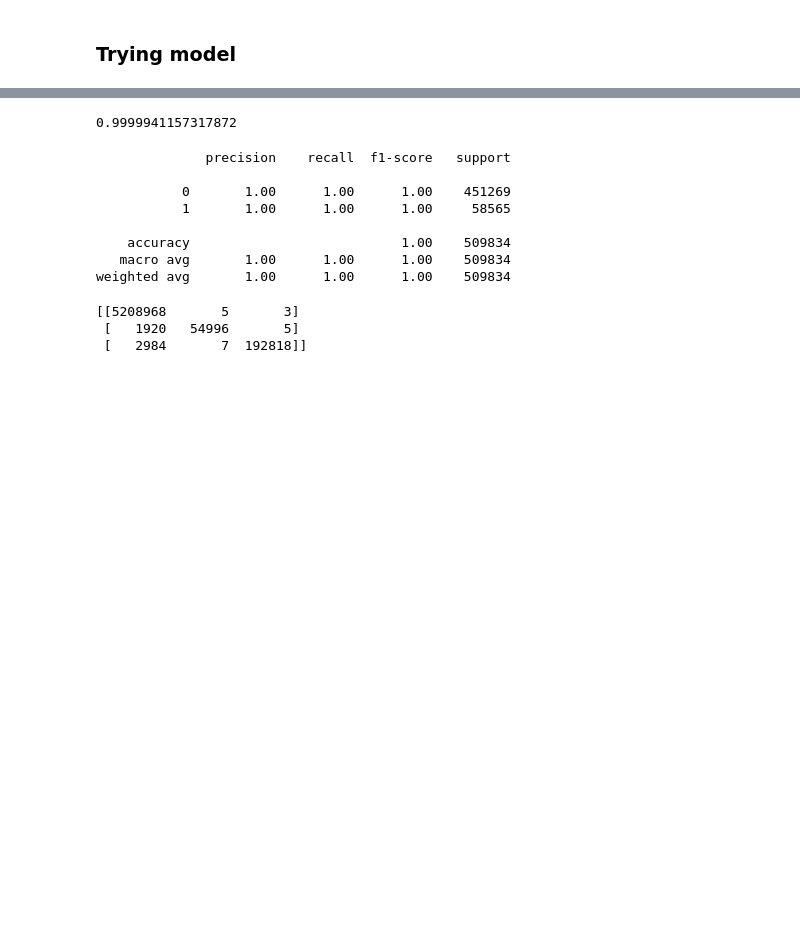
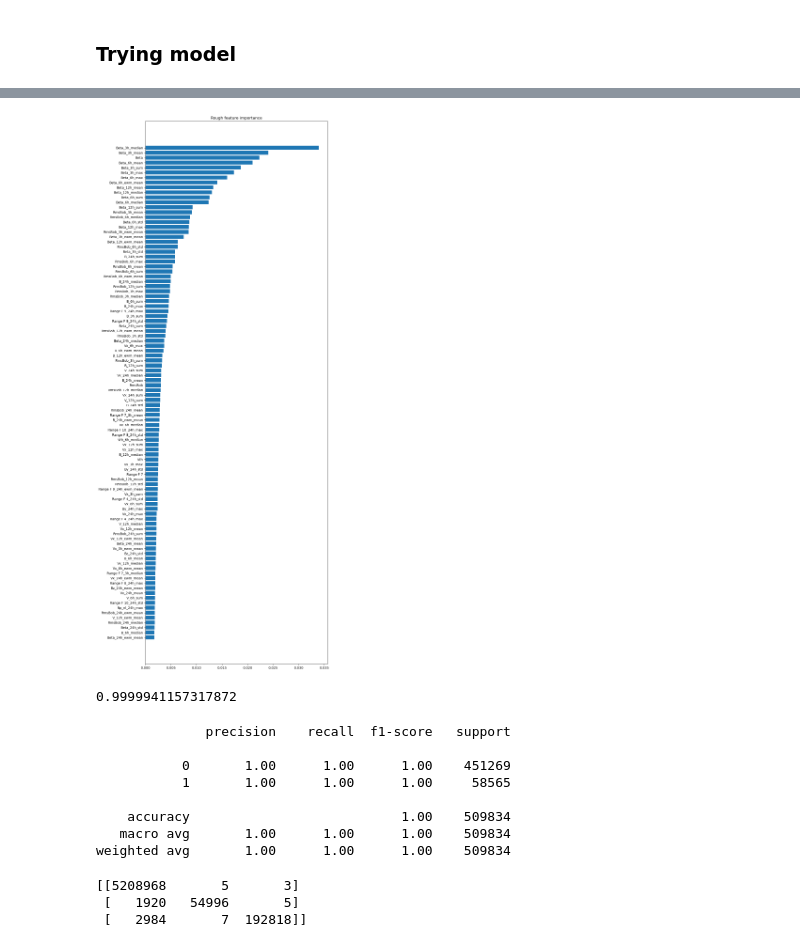
Before and after one commit to htmai-880/solar_wind, a Jupyter notebook: experiment.ipynb, the cells around one changed output, grey strips where cells are left out. Drawn from its saved outputs; the diff is of its cells as text; code cells hidden in the pictures; blank space fills up the shorter version.

```diff
--- a/experiment.ipynb
+++ b/experiment.ipynb
@@ -47,7 +122,7 @@ from estimator import FeatureExtractor
 # %%
 fe = FeatureExtractor()
 # %%
-X_train_t = fe.transform(data_train)
+X_train_t = fe.fit_transform(data_train)
 # %%
 X_train_t.head()
 # %% [output]
@@ -68,5 +150,5 @@ from sklearn.metrics import classification_report, confusion_matrix
 # %%
-model = RandomForestClassifier(n_jobs=-1)
+model = RandomForestClassifier(n_jobs=-1, max_depth=20)
 # %%
 model.fit(X_train_t, y_train)
 # %% [output]
@@ -74,3 +156,14 @@ RandomForestClassifier(n_jobs=-1)
+# %%
+order = np.argsort(model.feature_importances_)
+order_top = order[-100:]
+plt.figure(figsize=(10, 30))
+plt.barh(np.arange(len(order_top)),
+        model.feature_importances_[order_top],
+        tick_label=X_train_t.columns[order_top])
+plt.title("Rough feature importance")
+plt.show()
+# %% [output]
+[figure, added]
 # %%
 model.score(X_train_t, y_train)
 # %% [output]
```
Also changed, not shown: parts of 8 cells of this notebook, 1 other file.
